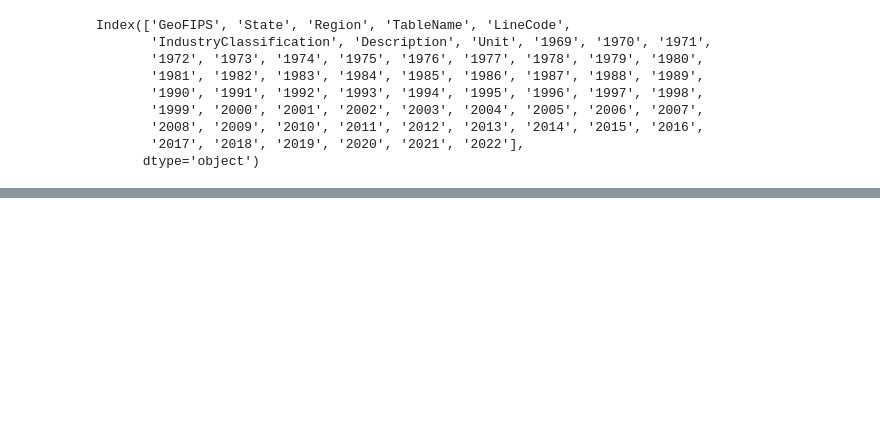
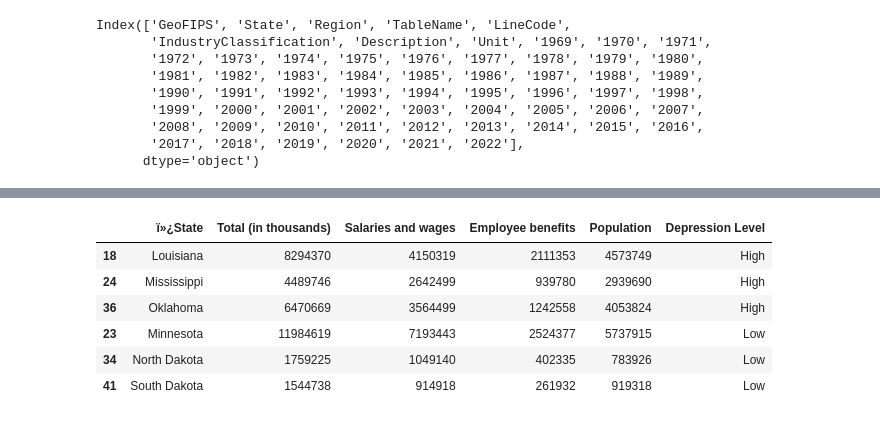
Before and after one commit to vjayne93/blue-team-project-1, a Jupyter notebook: Mikes_Working_File.ipynb, the cells around one changed output, grey strips where cells are left out. Cells and saved outputs as stored; diff of their text form; code cells hidden in the pictures; blank space fills up the shorter version.

```diff
--- a/Mikes_Working_File.ipynb
+++ b/Mikes_Working_File.ipynb
@@ -61,0 +118,4 @@ NameError: name 'df_grouped' is not defined
+# %%
+file_path = r'C:\Users\micha\OneDrive\Documents\GitHub\blue-team-project-1\csv-data'
+fn = 'state_spending_data.csv'
+f_p = f'{file_path}\\{fn}'
@@ -61,0 +146,19 @@ NameError: name 'df_grouped' is not defined
+# %%
+# Add a new column "Depression Level" based on specified criteria
+df_filtered_coi['Depression Level'] = df_filtered_coi['ï»¿State'].apply(
+    lambda x: 'High' if x in ['Louisiana', 'Mississippi', 'Oklahoma'] else 'Low'
+)
+
+# Sort the DataFrame by the new column
+df_filtered_coi = df_filtered_coi.sort_values(by='Depression Level')
+
+# Display the resulting DataFrame
+df_filtered_coi
+# %% [output]
+|  | ï»¿State | Total (in thousands) | Salaries and wages | Employee benefits | Population | Depression Level |
+| 18 | Louisiana | 8294370 | 4150319 | 2111353 | 4573749 | High |
+| 24 | Mississippi | 4489746 | 2642499 | 939780 | 2939690 | High |
+| 36 | Oklahoma | 6470669 | 3564499 | 1242558 | 4053824 | High |
+| 23 | Minnesota | 11984619 | 7193443 | 2524377 | 5737915 | Low |
+| 34 | North Dakota | 1759225 | 1049140 | 402335 | 783926 | Low |
+| 41 | South Dakota | 1544738 | 914918 | 261932 | 919318 | Low |
```
Also changed, not shown: parts of 11 cells of this notebook, 1 other file.
